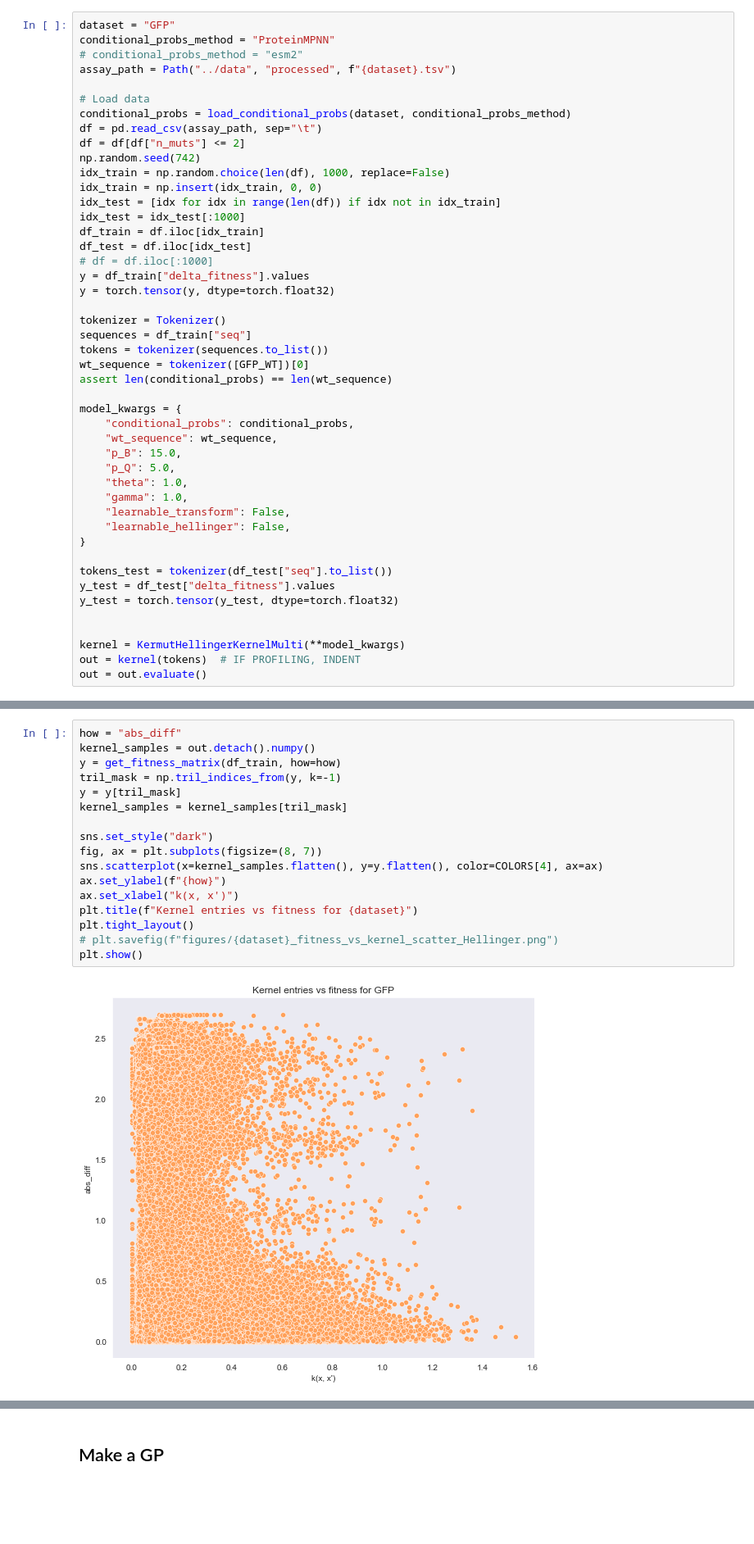
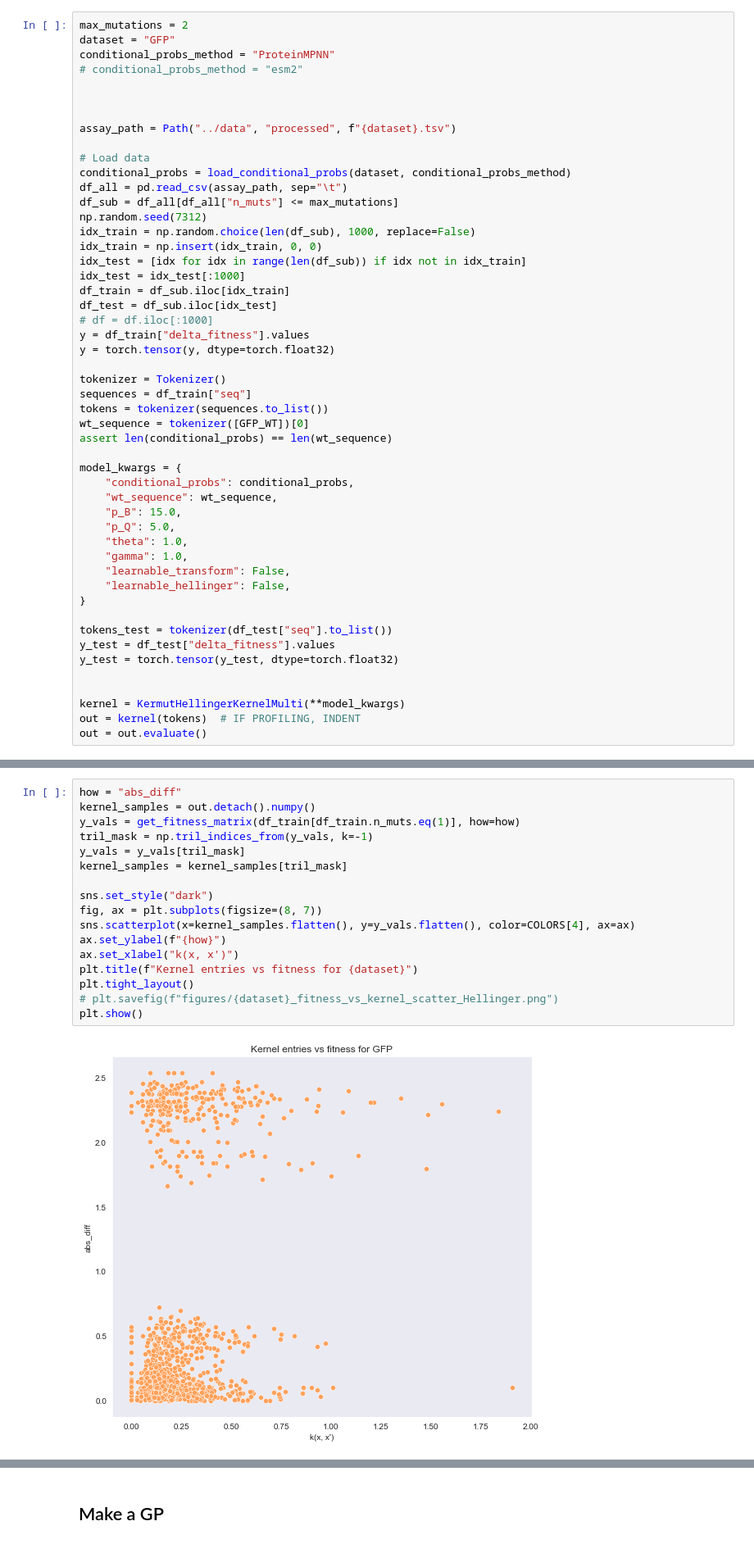
Before and after one commit to petergroth/kermut, a Jupyter notebook: exploration/gp_exploration.ipynb, the cells around one changed output, grey strips where cells are left out. Shown at 82% size. Saved outputs shown, nothing was run; the diff lists cells and outputs as text; blank space fills up the shorter version.

```diff
--- a/exploration/gp_exploration.ipynb
+++ b/exploration/gp_exploration.ipynb
@@ -173,22 +171,26 @@ class KermutHellingerKernelMulti(Kernel):
             return self.hellinger_fn(self._gamma)
         return self._gamma
 # %%
+max_mutations = 2
 dataset = "GFP"
 conditional_probs_method = "ProteinMPNN"
 # conditional_probs_method = "esm2"
+
+
+
 assay_path = Path("../data", "processed", f"{dataset}.tsv")
 
 # Load data
 conditional_probs = load_conditional_probs(dataset, conditional_probs_method)
-df = pd.read_csv(assay_path, sep="\t")
-df = df[df["n_muts"] <= 2]
-np.random.seed(742)
-idx_train = np.random.choice(len(df), 1000, replace=False)
+df_all = pd.read_csv(assay_path, sep="\t")
+df_sub = df_all[df_all["n_muts"] <= max_mutations]
+np.random.seed(7312)
+idx_train = np.random.choice(len(df_sub), 1000, replace=False)
 idx_train = np.insert(idx_train, 0, 0)
-idx_test = [idx for idx in range(len(df)) if idx not in idx_train]
+idx_test = [idx for idx in range(len(df_sub)) if idx not in idx_train]
 idx_test = idx_test[:1000]
-df_train = df.iloc[idx_train]
-df_test = df.iloc[idx_test]
+df_train = df_sub.iloc[idx_train]
+df_test = df_sub.iloc[idx_test]
 # df = df.iloc[:1000]
 y = df_train["delta_fitness"].values
 y = torch.tensor(y, dtype=torch.float32)
@@ -221,21 +227,21 @@ out = out.evaluate()
 # %%
 how = "abs_diff"
 kernel_samples = out.detach().numpy()
-y = get_fitness_matrix(df_train, how=how)
-tril_mask = np.tril_indices_from(y, k=-1)
-y = y[tril_mask]
+y_vals = get_fitness_matrix(df_train[df_train.n_muts.eq(1)], how=how)
+tril_mask = np.tril_indices_from(y_vals, k=-1)
+y_vals = y_vals[tril_mask]
 kernel_samples = kernel_samples[tril_mask]
 
 sns.set_style("dark")
 fig, ax = plt.subplots(figsize=(8, 7))
-sns.scatterplot(x=kernel_samples.flatten(), y=y.flatten(), color=COLORS[4], ax=ax)
+sns.scatterplot(x=kernel_samples.flatten(), y=y_vals.flatten(), color=COLORS[4], ax=ax)
 ax.set_ylabel(f"{how}")
 ax.set_xlabel("k(x, x')")
 plt.title(f"Kernel entries vs fitness for {dataset}")
 plt.tight_layout()
 # plt.savefig(f"figures/{dataset}_fitness_vs_kernel_scatter_Hellinger.png")
 plt.show()
 # %% [output]
-[figure, old version]
+[figure, new version]
 # %%
 print("Compare parts of the plot")
```
Also changed, not shown: parts of 40 cells of this notebook, 1 other file.
